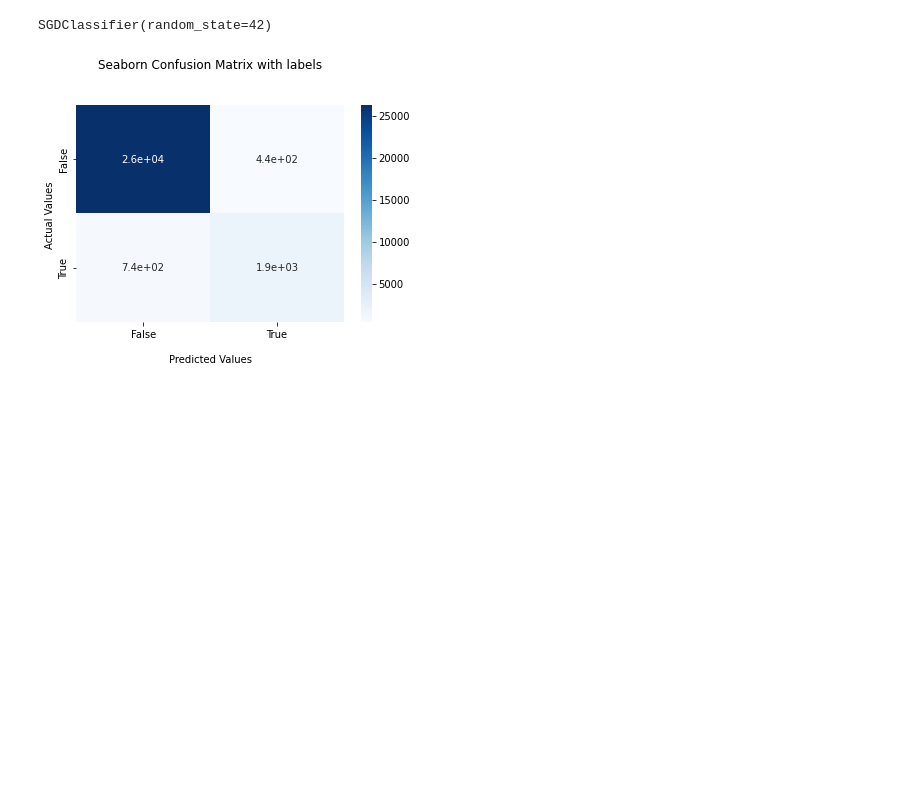
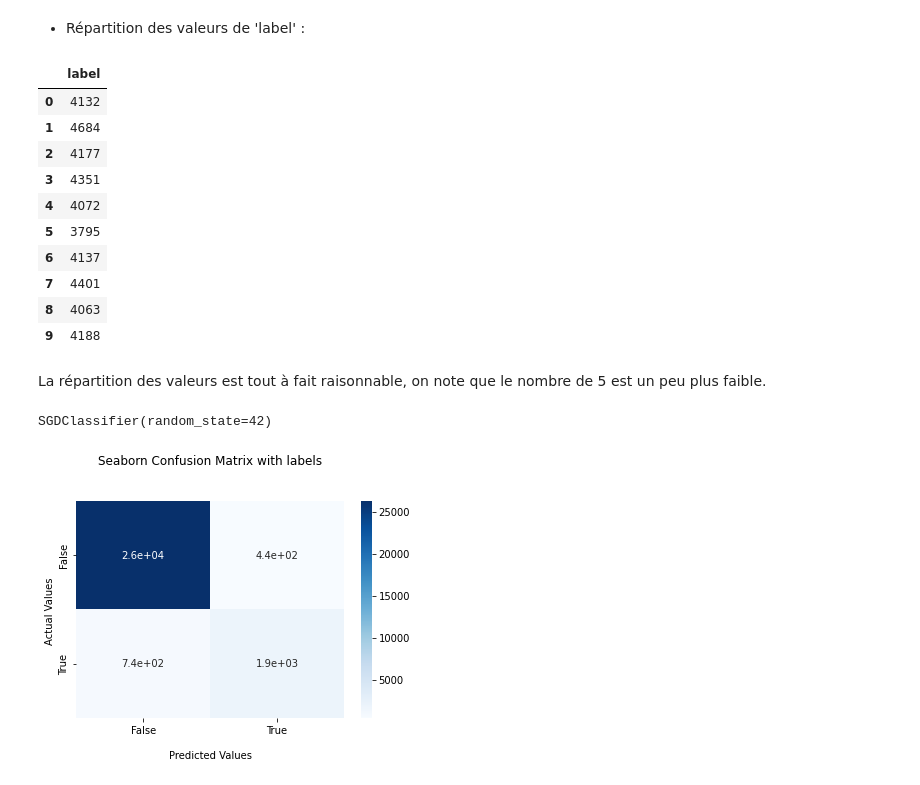
Before and after one commit to ericbertrand8686/Poste, a Jupyter notebook: Brief_poste.ipynb, the cells around one changed output. Cells and saved outputs as stored; diff of their text form; code cells hidden in the pictures; blank space fills up the shorter version.

```diff
--- a/Brief_poste.ipynb
+++ b/Brief_poste.ipynb
@@ -42,3 +138,24 @@ max         0.0       0.0       0.0
+# %% [markdown]
+-  Répartition des valeurs de 'label' :
+# %%
+# On obtient la réparation des 10 valeurs de 'label'
+# On passe par une Dataframe pour garder l'order des valeurs et rendre la sortie plus 'jolie'
+
+pd.DataFrame(df.label.value_counts()).sort_index()
+# %% [output]
+|  | label |
+| 0 | 4132 |
+| 1 | 4684 |
+| 2 | 4177 |
+| 3 | 4351 |
+| 4 | 4072 |
+| 5 | 3795 |
+| 6 | 4137 |
+| 7 | 4401 |
+| 8 | 4063 |
+| 9 | 4188 |
+# %% [markdown]
+La répartition des valeurs est tout à fait raisonnable, on note que le nombre de 5 est un peu plus faible.
 # %%
 #AJ
 X = df.iloc[:, 1:]
```
Also changed, not shown: parts of 19 cells of this notebook.
